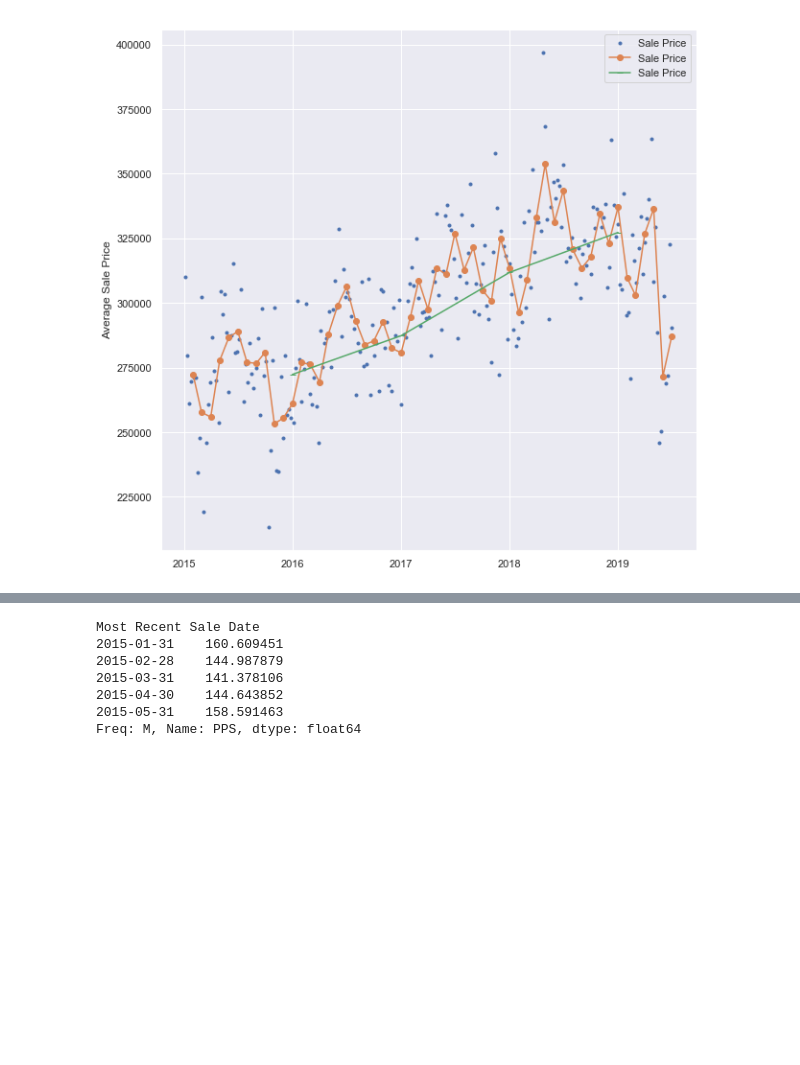
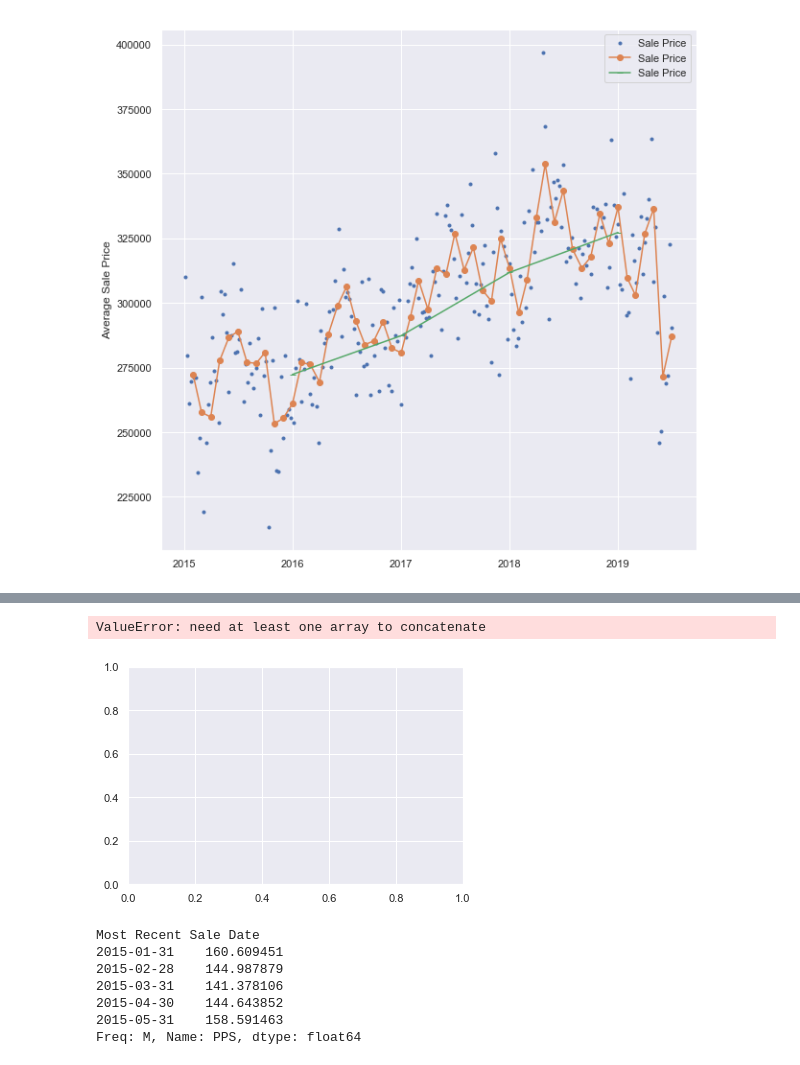
Before and after one commit to drewlehe/Nashville, a Jupyter notebook: TimeSeries.ipynb, the cells around one changed output, grey strips where cells are left out. Cells and saved outputs as stored; diff of their text form; code cells hidden in the pictures; blank space fills up the shorter version.

```diff
--- a/TimeSeries.ipynb
+++ b/TimeSeries.ipynb
@@ -68,6 +78,9 @@ ax.set_ylabel('Average Sale Price');
 # %%
 #Want a stacked/area graph of sales by Zone and by Housing Type
-sns.lmplot()
+#sns.lineplot(x=month, y = monthlypps, hue = 'Zone', data = df)
+# %% [output]
+ValueError: need at least one array to concatenate
+[figure, added]
 # %%
 df['PPS'] = df['Sale Price'] / df['Square Footage Improved']
 df['PPS'] = df['PPS'].replace(np.inf, np.nan)
```
Also changed, not shown: parts of 9 cells of this notebook.
